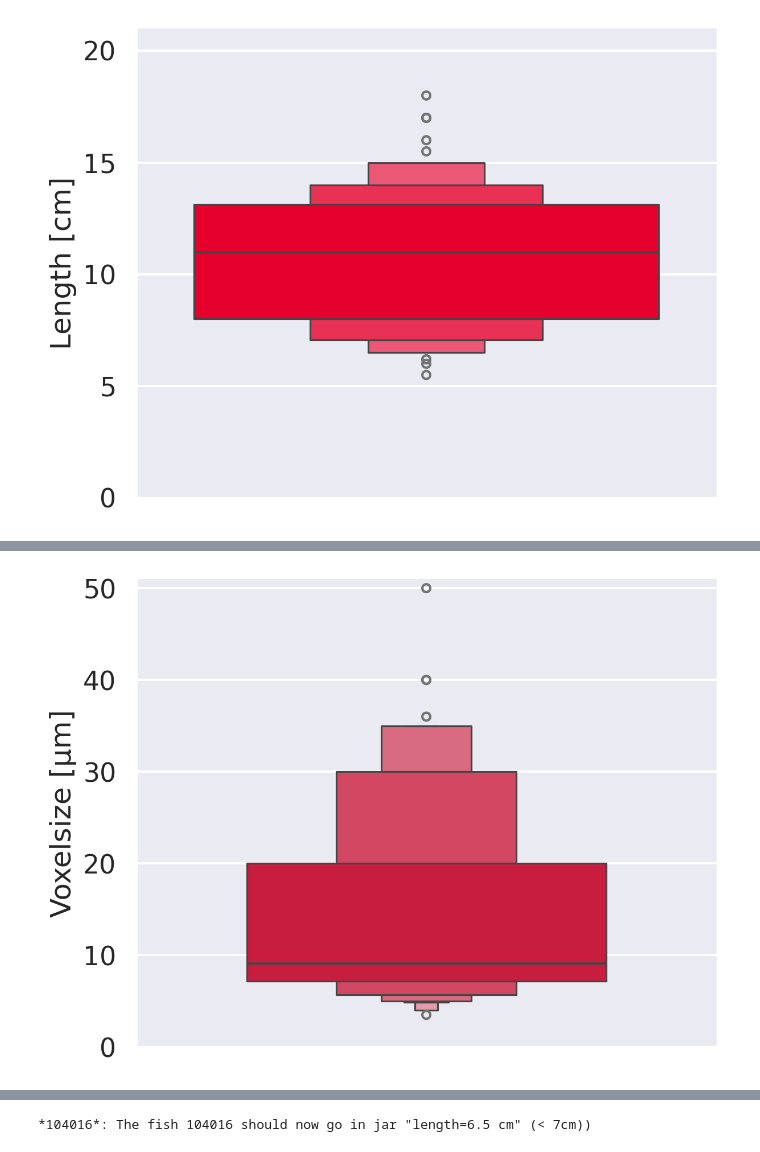
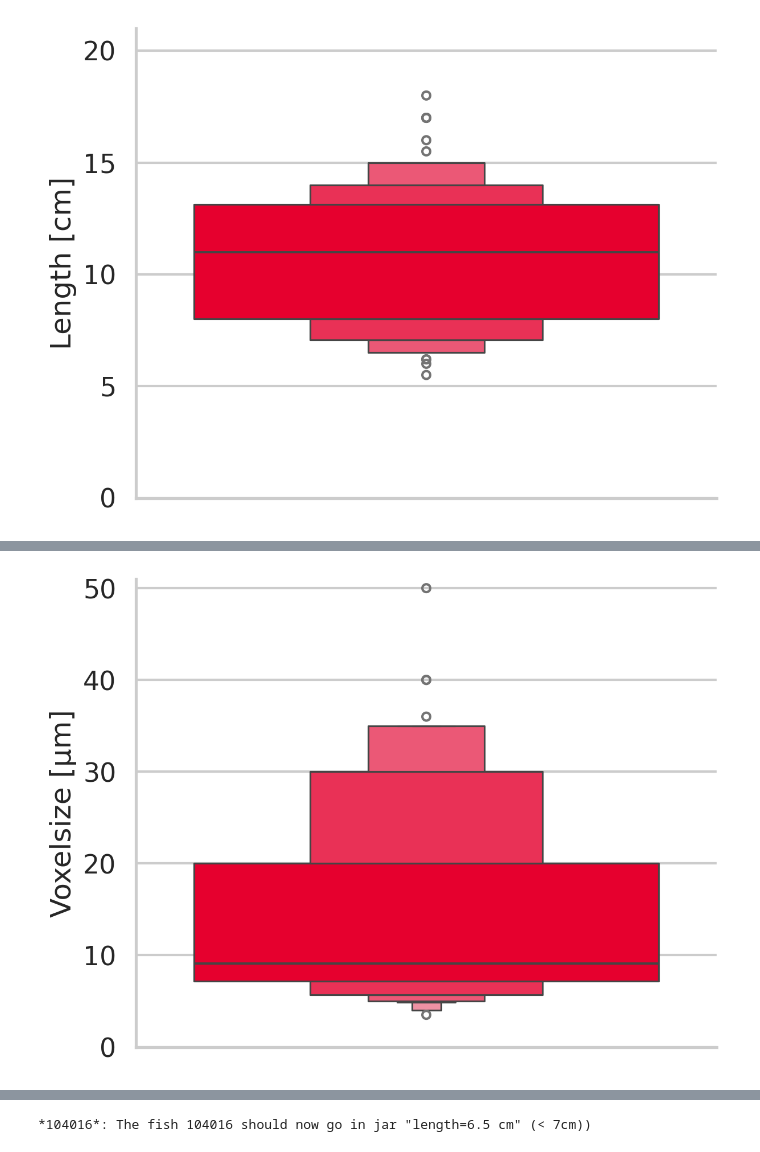
Before and after one commit to habi/Talk.2024.AnatomyInternalSeminar, a Jupyter notebook: notebooks/EAWAG.plots.ipynb, the cells around one changed output, grey strips where cells are left out. Saved outputs shown, nothing was run; the diff lists cells and outputs as text; code cells hidden in the pictures.

```diff
--- a/notebooks/EAWAG.plots.ipynb
+++ b/notebooks/EAWAG.plots.ipynb
@@ -58,14 +58,14 @@ You can see what DASK is doing at "http://localhost:41329/status"
 # %%
 # Set up figure defaults for the talk
-plt.rc('image', cmap='gray', interpolation='nearest')  # Display all images in b&w and with 'nearest' interpolation
 plt.rcParams['figure.dpi'] = 200
 plt.rcParams['savefig.dpi'] = 200
 plt.rcParams['savefig.transparent'] = True
 # Set seaborn theme
 seaborn.set_theme(
     context='talk',
-    style='darkgrid',
+    style='whitegrid',
 )
+plt.rc('image', cmap='gray', interpolation='nearest')  # Display all images in b&w and with 'nearest' interpolation
 # %%
 Root = os.path.join(os.sep, 'media', 'habi', 'Fast_SSD', 'EAWAG')
 print('We are loading all the data from %s' % Root)
@@ -332,14 +352,14 @@ plt.show()
 # %%
 # Plot scan voxel size
-seaborn.boxenplot(Data['Voxelsize'], color='#E6002E', width=0.6187)
+seaborn.boxenplot(Data['Voxelsize'], color='#E6002E', width=0.8, saturation=1)
 plt.ylabel('Voxelsize [μm]')
 plt.ylim([0,51])
 seaborn.despine()
 plt.tight_layout()
 plt.savefig(os.path.join(OutPutDir, 'voxelsizes.png'))
 plt.show()
 # %% [output]
-[figure, old version]
+[figure, new version]
 # %%
 # Let's only talk about one fish
 fish = '104016'
```
Also changed, not shown: parts of 8 cells of this notebook, 1 other file.
